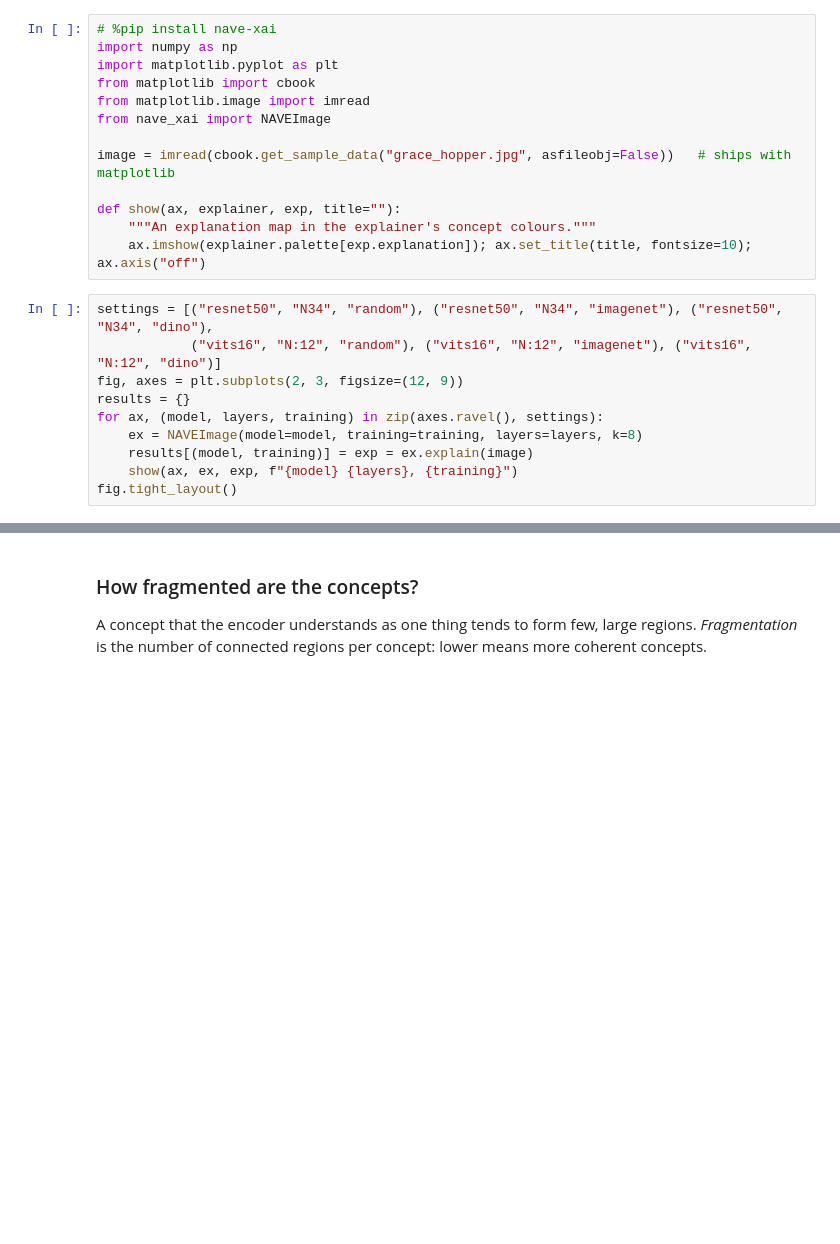
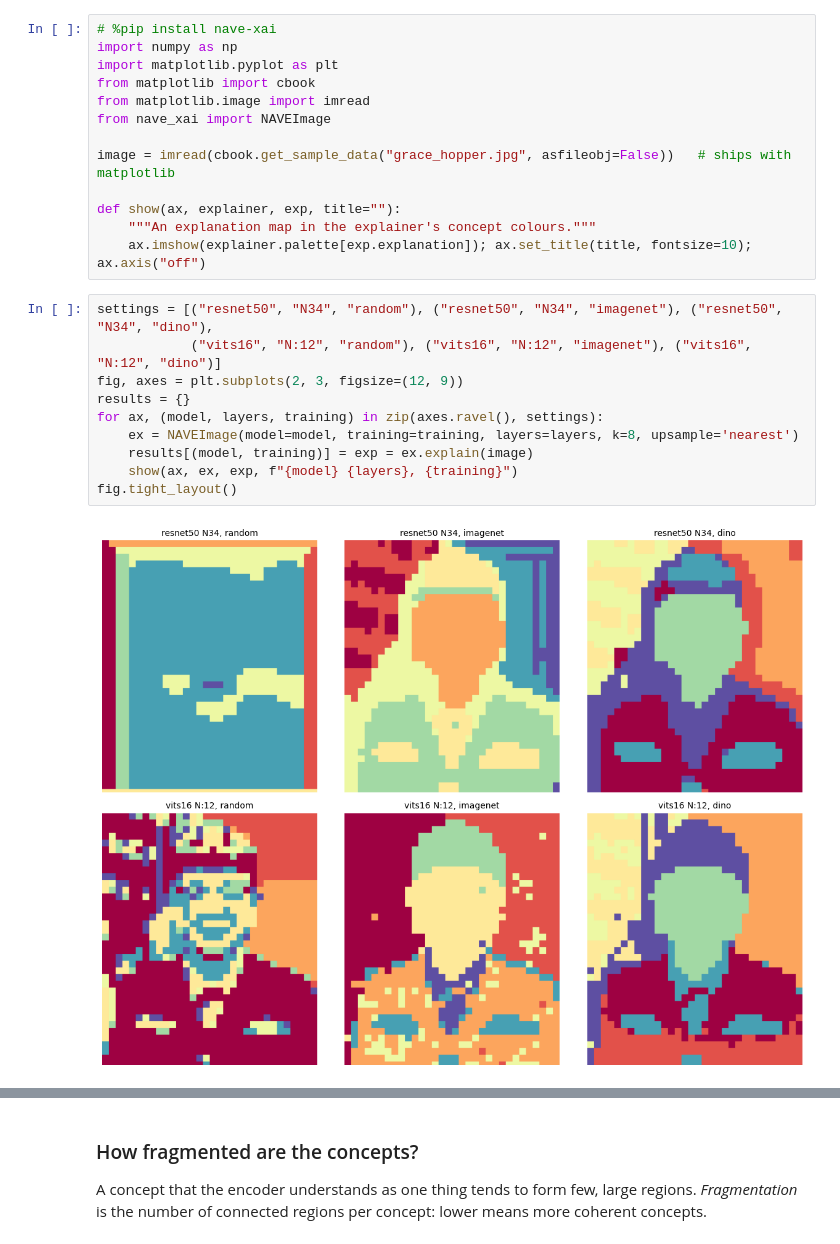
Before and after one commit to Ahcene-B/NAVE, a Jupyter notebook: notebooks/inspecting/01_training.ipynb, the cells around one changed output, grey strips where cells are left out. Saved outputs shown, nothing was run; the diff lists cells and outputs as text; blank space fills up the shorter version.

```diff
--- a/notebooks/inspecting/01_training.ipynb
+++ b/notebooks/inspecting/01_training.ipynb
@@ -26,10 +26,12 @@ def show(ax, explainer, exp, title=""):
 # %%
 settings = [("resnet50", "N34", "random"), ("resnet50", "N34", "imagenet"), ("resnet50", "N34", "dino"),
             ("vits16", "N:12", "random"), ("vits16", "N:12", "imagenet"), ("vits16", "N:12", "dino")]
 fig, axes = plt.subplots(2, 3, figsize=(12, 9))
 results = {}
 for ax, (model, layers, training) in zip(axes.ravel(), settings):
-    ex = NAVEImage(model=model, training=training, layers=layers, k=8)
+    ex = NAVEImage(model=model, training=training, layers=layers, k=8, upsample='nearest')
     results[(model, training)] = exp = ex.explain(image)
     show(ax, ex, exp, f"{model} {layers}, {training}")
 fig.tight_layout()
+# %% [output]
+[figure, added]
```
Also changed, not shown: parts of 3 cells of this notebook, 20 other files.
